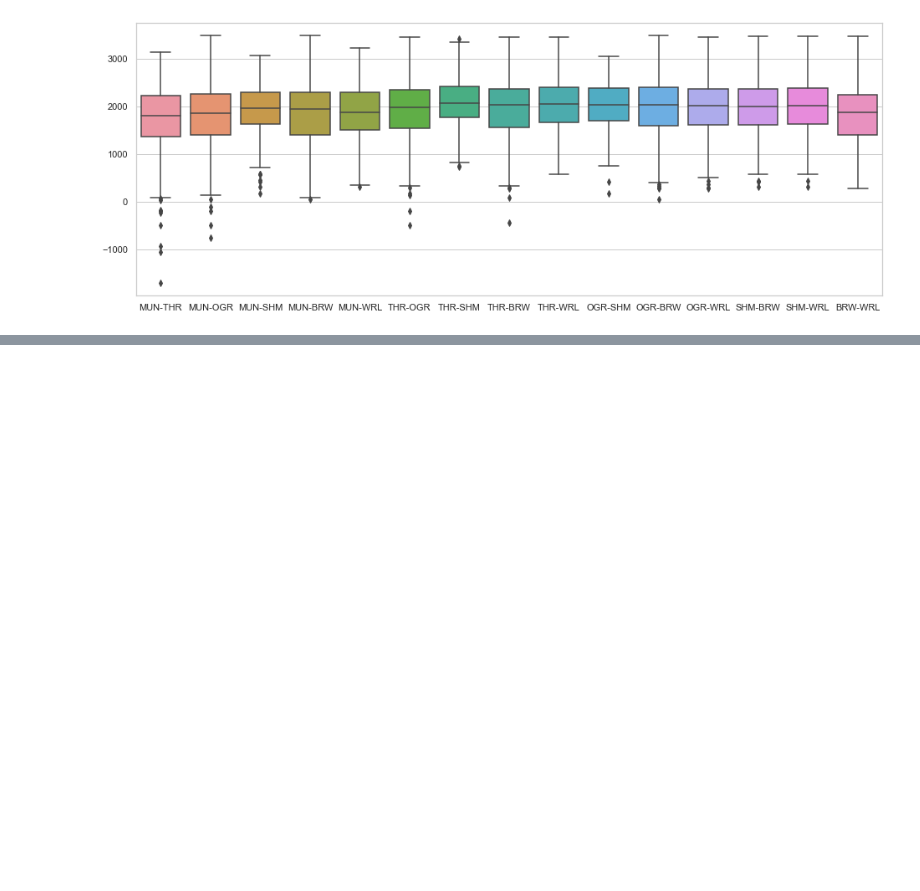
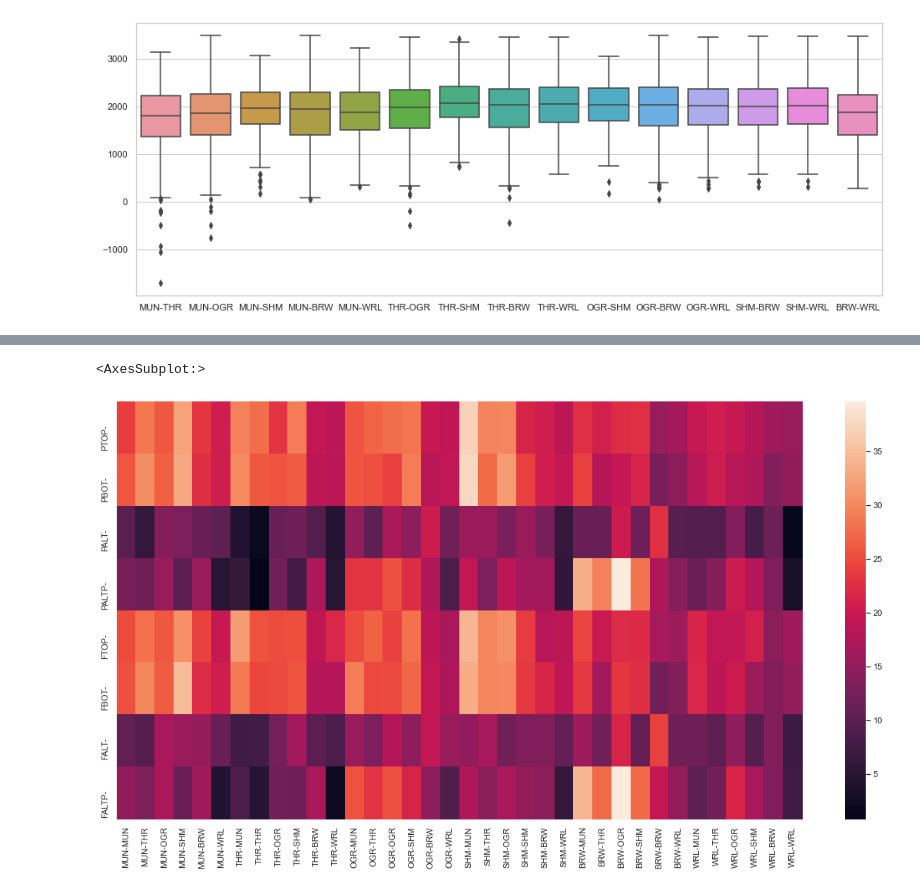
Before and after one commit to Bryukh/AILeagueBalance, a Jupyter notebook: GiantGatesAutoBalancerResults.ipynb, the cells around one changed output, grey strips where cells are left out. Cells and saved outputs as stored; diff of their text form; code cells hidden in the pictures; blank space fills up the shorter version.

```diff
--- a/GiantGatesAutoBalancerResults.ipynb
+++ b/GiantGatesAutoBalancerResults.ipynb
@@ -216,0 +242,17 @@ MUN-THR -- 1743.38 -- 1802.57
+# %%
+name_pairs = [f'{n1}-{n2}' for n1 in NAMES for n2 in NAMES]
+df = pd.DataFrame(columns=PLACE_TACTICS)
+for np in name_pairs:
+    line = {}
+    for pt in PLACE_TACTICS:
+        res = ladder_result[ladder_result['creatorName'].str.contains(np) &
+                            ladder_result['creatorName'].str.contains(pt)]
+        line[pt] = res.iloc[0, 1]
+    df.loc[np] = line
+
+plt.figure(figsize=(20, 10))
+# sns.color_palette('tab10')
+sns.heatmap(df.transpose())
+# %% [output]
+<AxesSubplot:>
+[figure, added]
```
Also changed, not shown: parts of 2 cells of this notebook.
